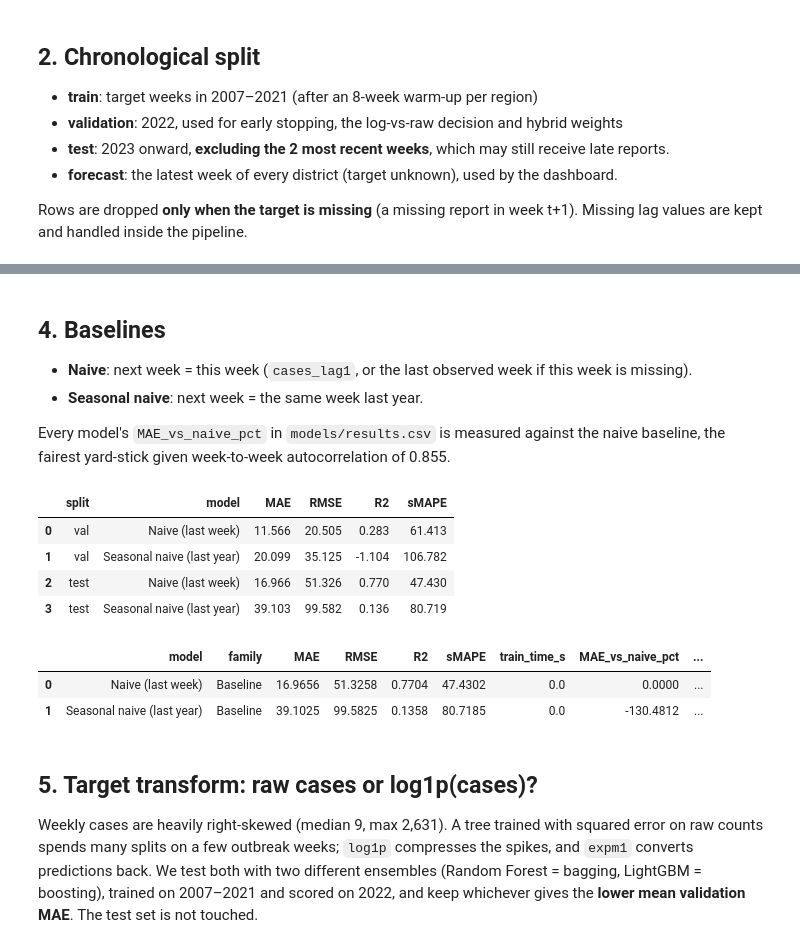
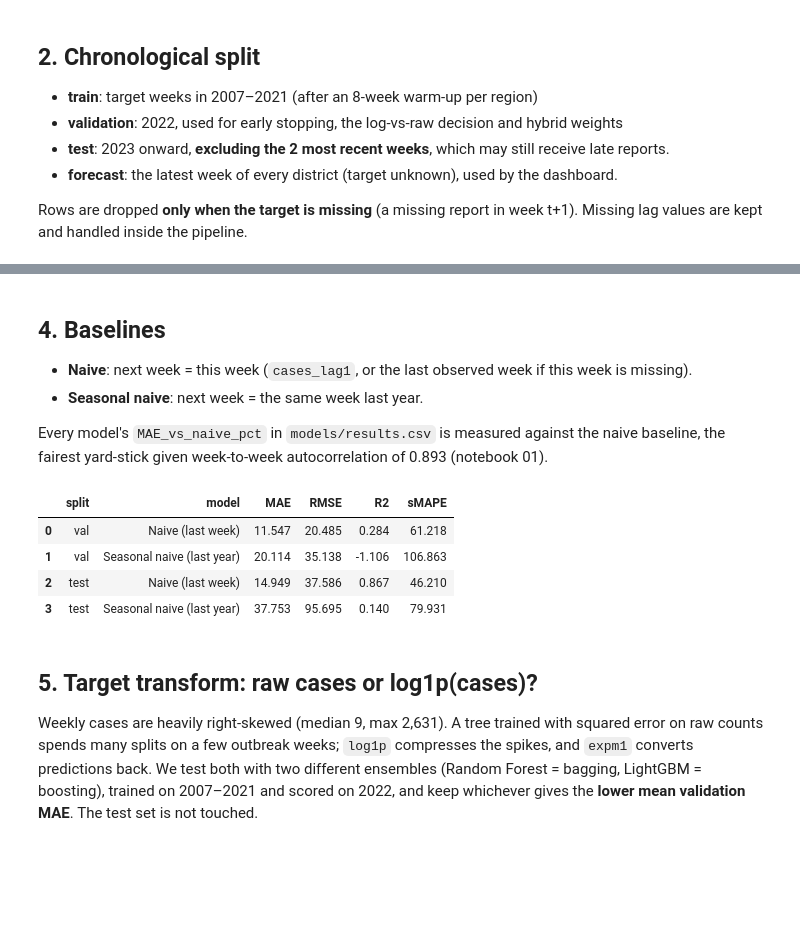
Before and after one commit to BGMPrabuddhi/SriLanka-Dengue-Ensemble, a Jupyter notebook: notebooks/02_feature_engineering.ipynb, the cells around one changed output, grey strips where cells are left out. Drawn from its saved outputs; the diff is of its cells as text; code cells hidden in the pictures; blank space fills up the shorter version.

```diff
--- a/notebooks/02_feature_engineering.ipynb
+++ b/notebooks/02_feature_engineering.ipynb
@@ -133,34 +148,21 @@ saved models/preprocessor.joblib
 * **Seasonal naive**: next week = the same week last year.
 
 Every model's `MAE_vs_naive_pct` in `models/results.csv` is measured against the naive baseline, the fairest
-yard-stick given week-to-week autocorrelation of 0.855.
+yard-stick given week-to-week autocorrelation of 0.893 (notebook 01).
 # %%
-for f in [E.RESULTS_CSV, E.PREDICTIONS_CSV]:            # start a fresh results table for this run
-    f.unlink(missing_ok=True)
-
 rows = []
 for split_name in ["val", "test"]:
     s = splits[split_name]
     for name, col in [(E.NAIVE_NAME, "naive_pred"), ("Seasonal naive (last year)", "seasonal_pred")]:
         rows.append({"split": split_name, "model": name, **E.regression_metrics(s.target, s[col])})
 base = pd.DataFrame(rows).round(3)
-display(base)
-
-test = splits["test"]
-E.record_result(E.NAIVE_NAME, "Baseline", test.target, test.naive_pred)
-E.record_result("Seasonal naive (last year)", "Baseline", test.target, test.seasonal_pred)
-E.save_predictions(E.NAIVE_NAME, test, test.naive_pred)
-E.save_predictions("Seasonal naive (last year)", test, test.seasonal_pred)
-E.load_results()
+base     # recorded in models/results.csv in section 7, once the risk thresholds are saved
 # %% [output]
 |  | split | model | MAE | RMSE | R2 | sMAPE |
-| 0 | val | Naive (last week) | 11.566 | 20.505 | 0.283 | 61.413 |
-| 1 | val | Seasonal naive (last year) | 20.099 | 35.125 | -1.104 | 106.782 |
-| 2 | test | Naive (last week) | 16.966 | 51.326 | 0.770 | 47.430 |
-| 3 | test | Seasonal naive (last year) | 39.103 | 99.582 | 0.136 | 80.719 |
+| 0 | val | Naive (last week) | 11.547 | 20.485 | 0.284 | 61.218 |
+| 1 | val | Seasonal naive (last year) | 20.114 | 35.138 | -1.106 | 106.863 |
+| 2 | test | Naive (last week) | 14.949 | 37.586 | 0.867 | 46.210 |
+| 3 | test | Seasonal naive (last year) | 37.753 | 95.695 | 0.140 | 79.931 |
-|  | model | family | MAE | RMSE | R2 | sMAPE | train_time_s | MAE_vs_naive_pct | ... |
-| 0 | Naive (last week) | Baseline | 16.9656 | 51.3258 | 0.7704 | 47.4302 | 0.0 | 0.0000 | ... |
-| 1 | Seasonal naive (last year) | Baseline | 39.1025 | 99.5825 | 0.1358 | 80.7185 | 0.0 | -130.4812 | ... |
 # %% [markdown]
 ## 5. Target transform: raw cases or log1p(cases)?
 Weekly cases are heavily right-skewed (median 9, max 2,631). A tree trained with squared error on raw counts
```
Also changed, not shown: parts of 15 cells of this notebook, 18 other files.
